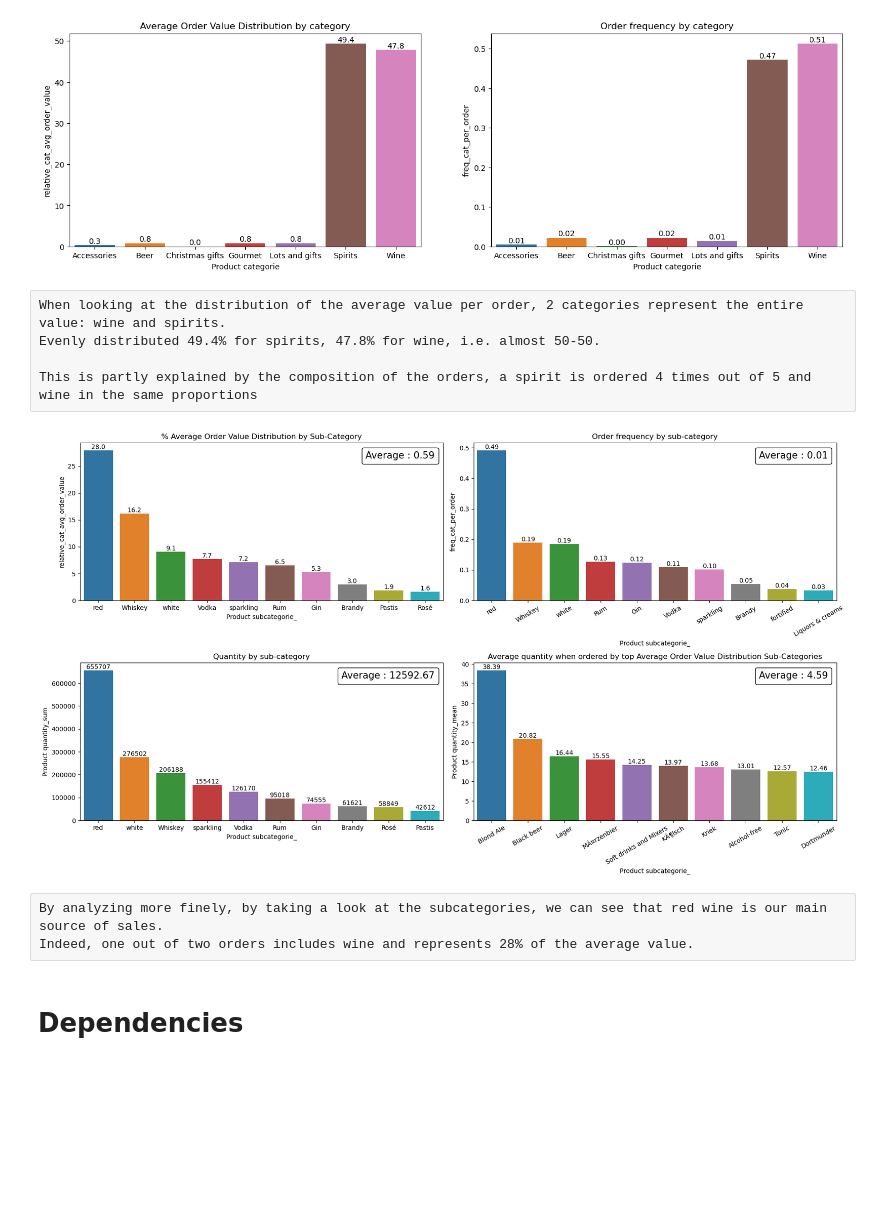
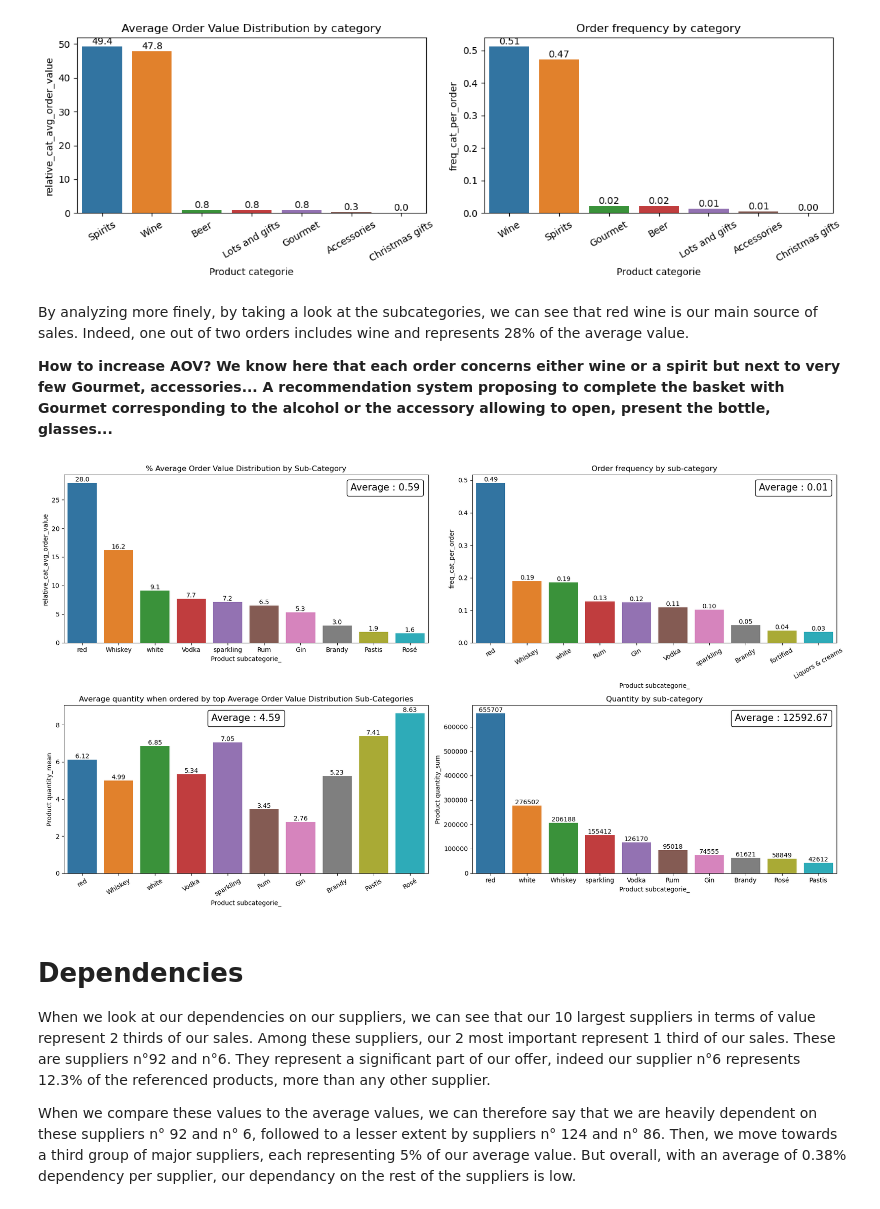
Before and after one commit to Skyman29/Tissot, a Jupyter notebook: Tissot.ipynb, the cells around one changed output. Saved outputs shown, nothing was run; the diff lists cells and outputs as text; code cells hidden in the pictures; blank space fills up the shorter version.

```diff
--- a/Tissot.ipynb
+++ b/Tissot.ipynb
@@ -208,30 +274,35 @@ fig.show()
 # %%
 byCategory = df.groupby('Product categorie').agg({'Order Id' : ['nunique'],
                                                   'Total price (unit price x product quantity)' : ['sum']})
 
 byCategory['freq_cat_per_order'] = byCategory['Order Id']/n_order
 byCategory['cat_avg_order_value'] = byCategory['Total price (unit price x product quantity)']/n_order
 byCategory['relative_cat_avg_order_value'] = 100*byCategory['cat_avg_order_value']/avg_order_value
 
-plt.figure(figsize=(18, 5))
+plt.figure(figsize=(12, 4))
 plt.subplot(121)
-ax = sns.barplot(data = byCategory, x= byCategory.index, y='relative_cat_avg_order_value');
+ax = sns.barplot(data = byCategory, x= byCategory.index, y='relative_cat_avg_order_value', order=byCategory.sort_values(by=['relative_cat_avg_order_value'], ascending=False).index);
 ax.title.set_text("Average Order Value Distribution by category")
+plt.xticks(rotation=30)
 for container in ax.containers:
     ax.bar_label(container, fmt='%.1f')
 
 plt.subplot(122)
-ax = sns.barplot(data = byCategory, x= byCategory.index, y='freq_cat_per_order');
+ax = sns.barplot(data = byCategory, x= byCategory.index, y='freq_cat_per_order', order=byCategory.sort_values(by=['freq_cat_per_order'], ascending=False).index);
 ax.title.set_text("Order frequency by category")
+plt.xticks(rotation=30)
 for container in ax.containers:
     ax.bar_label(container, fmt='%.2f')
+
+plt.tight_layout()
 # %% [output]
-[figure, old version]
+[figure, new version]
-# %% [raw]
-When looking at the distribution of the average value per order, 2 categories represent the entire value: wine and spirits.
-Evenly distributed 49.4% for spirits, 47.8% for wine, i.e. almost 50-50.
-
-This is partly explained by the composition of the orders, a spirit is ordered 4 times out of 5 and wine in the same proportions
+# %% [markdown]
+By analyzing more finely, by taking a look at the subcategories, we can see that red wine is our main source of sales.
+Indeed, one out of two orders includes wine and represents 28% of the average value.
+
+**How to increase AOV? We know here that each order concerns either wine or a spirit but next to very few Gourmet, accessories...
+A recommendation system proposing to complete the basket with Gourmet corresponding to the alcohol or the accessory allowing to open, present the bottle, glasses...**
 # %%
 bySubCategory = df.groupby('Product subcategorie', as_index=False).agg({'Order Id' : ['count'],
                                                                         'Product quantity' : ['sum','mean'],
@@ -268,6 +339,18 @@ for container in ax.containers:
     ax.bar_label(container, fmt='%.2f')
 
 plt.subplot(223)
+column = 'Product quantity_mean'
+ax = sns.barplot(data = bySubCategory.nlargest(10, 'relative_cat_avg_order_value'), x='Product subcategorie_', y=column);
+at = AnchoredText(
+    "Average : "+ str(bySubCategory[column].mean().round(2)), prop=dict(size=15), frameon=True, loc='upper center')
+at.patch.set_boxstyle("round,pad=0.,rounding_size=0.2")
+ax.add_artist(at)
+ax.title.set_text("Average quantity when ordered by top Average Order Value Distribution Sub-Categories")
+plt.xticks(rotation=30)
+for container in ax.containers:
+    ax.bar_label(container, fmt='%.2f')
+
+plt.subplot(224)
 column = 'Product quantity_sum'
 ax = sns.barplot(data = bySubCategory.nlargest(10, column), x='Product subcategorie_', y=column);
 at = AnchoredText(
@@ -278,26 +361,20 @@ ax.title.set_text("Quantity by sub-category")
 for container in ax.containers:
     ax.bar_label(container, fmt='%.0f')
 
-plt.subplot(224)
-column = 'Product quantity_mean'
-ax = sns.barplot(data = bySubCategory.nlargest(10, column), x='Product subcategorie_', y=column);
-at = AnchoredText(
-    "Average : "+ str(bySubCategory[column].mean().round(2)), prop=dict(size=15), frameon=True, loc='upper right')
-at.patch.set_boxstyle("round,pad=0.,rounding_size=0.2")
-ax.add_artist(at)
-ax.title.set_text("Average quantity when ordered by top Average Order Value Distribution Sub-Categories")
-plt.xticks(rotation=30)
-for container in ax.containers:
-    ax.bar_label(container, fmt='%.2f')
 
 plt.tight_layout()
 # %% [output]
-[figure, old version]
+[figure, new version]
-# %% [raw]
-By analyzing more finely, by taking a look at the subcategories, we can see that red wine is our main source of sales.
-Indeed, one out of two orders includes wine and represents 28% of the average value.
 # %% [markdown]
 # Dependencies
+
+When we look at our dependencies on our suppliers, we can see that our 10 largest suppliers in terms of value represent 2 thirds of our sales.
+Among these suppliers, our 2 most important represent 1 third of our sales. These are suppliers n°92 and n°6.
+They represent a significant part of our offer, indeed our supplier n°6 represents 12.3% of the referenced products, more than any other supplier.
+
+When we compare these values to the average values, we can therefore say that we are heavily dependent on these suppliers n° 92 and n° 6, followed to a lesser extent by suppliers n° 124 and n° 86.
+Then, we move towards a third group of major suppliers, each representing 5% of our average value.
+But overall, with an average of 0.38% dependency per supplier, our dependancy on the rest of the suppliers is low.
 # %%
 n_unique_product = len(df['Product reference'].unique())
 
```
Also changed, not shown: parts of 27 cells of this notebook.
